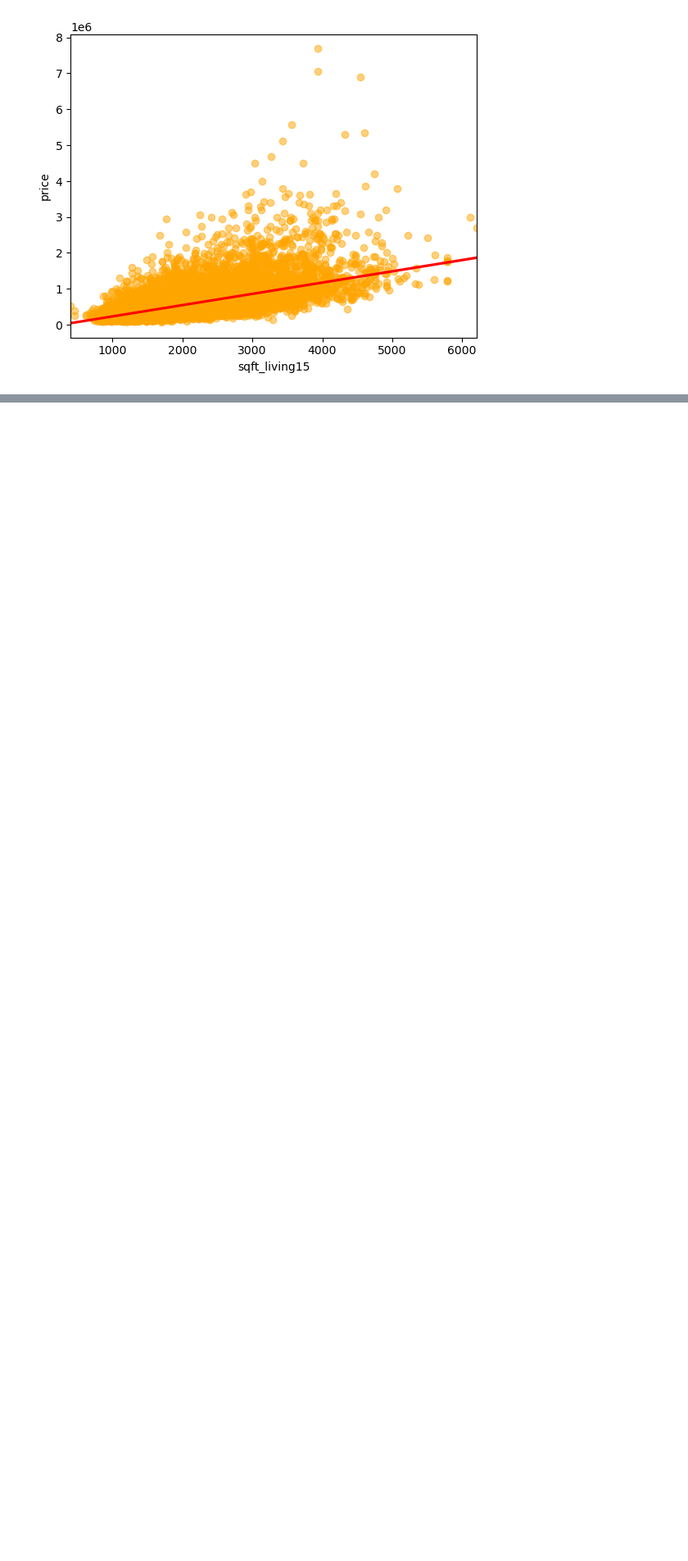
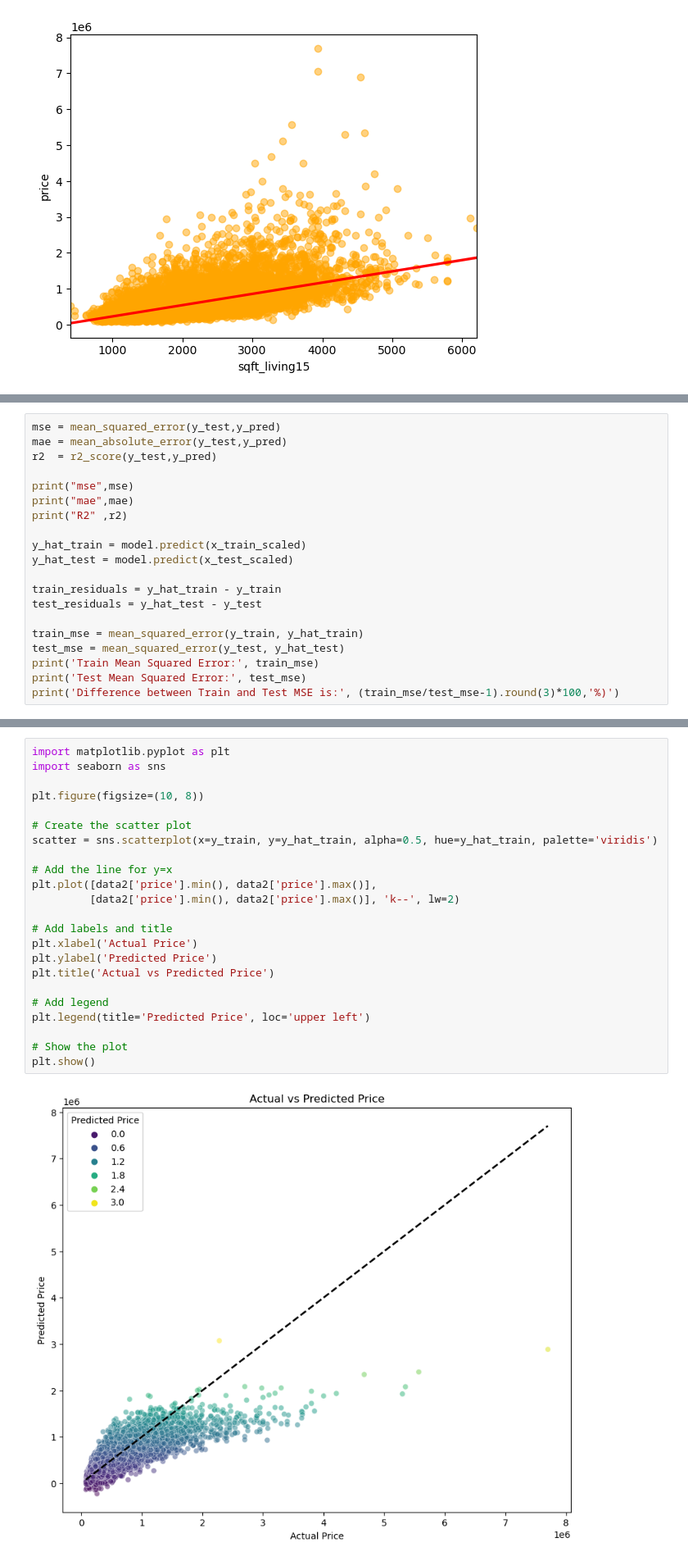
Before and after one commit to MMJGGR/Phase_2_project, a Jupyter notebook: index.ipynb, the cells around one changed output, grey strips where cells are left out. Shown at 82% size. Drawn from its saved outputs; the diff is of its cells as text; blank space fills up the shorter version.

```diff
--- a/index.ipynb
+++ b/index.ipynb
@@ -358,0 +714,20 @@ sns.regplot(x = data2['sqft_living15'], y = data2['price'],
+# %%
+mse = mean_squared_error(y_test,y_pred)
+mae = mean_absolute_error(y_test,y_pred)
+r2  = r2_score(y_test,y_pred)
+
+print("mse",mse)
+print("mae",mae)
+print("R2" ,r2)
+
+y_hat_train = model.predict(x_train_scaled)
+y_hat_test = model.predict(x_test_scaled)
+
+train_residuals = y_hat_train - y_train
+test_residuals = y_hat_test - y_test
+
+train_mse = mean_squared_error(y_train, y_hat_train)
+test_mse = mean_squared_error(y_test, y_hat_test)
+print('Train Mean Squared Error:', train_mse)
+print('Test Mean Squared Error:', test_mse)
+print('Difference between Train and Test MSE is:', (train_mse/test_mse-1).round(3)*100,'%)')
@@ -361,5 +890,30 @@ sns.regplot(x = data2['sqft_living15'], y = data2['price'],
 Explicitly identify the features and interpret their coefficients in plain language
 Explain the implications of results for the real-world problem the project aims to address
 Identify specific actions that stakeholders should take to leverage these results
+# %%
+import matplotlib.pyplot as plt
+import seaborn as sns
+
+plt.figure(figsize=(10, 8))
+
+# Create the scatter plot
+scatter = sns.scatterplot(x=y_train, y=y_hat_train, alpha=0.5, hue=y_hat_train, palette='viridis')
+
+# Add the line for y=x
+plt.plot([data2['price'].min(), data2['price'].max()],
+         [data2['price'].min(), data2['price'].max()], 'k--', lw=2)
+
+# Add labels and title
+plt.xlabel('Actual Price')
+plt.ylabel('Predicted Price')
+plt.title('Actual vs Predicted Price')
+
+# Add legend
+plt.legend(title='Predicted Price', loc='upper left')
+
+# Show the plot
+plt.show()
+# %% [output]
+[figure, added]
 # %% [markdown]
 # 9. Conclusion
```
Also changed, not shown: parts of 55 cells of this notebook.
